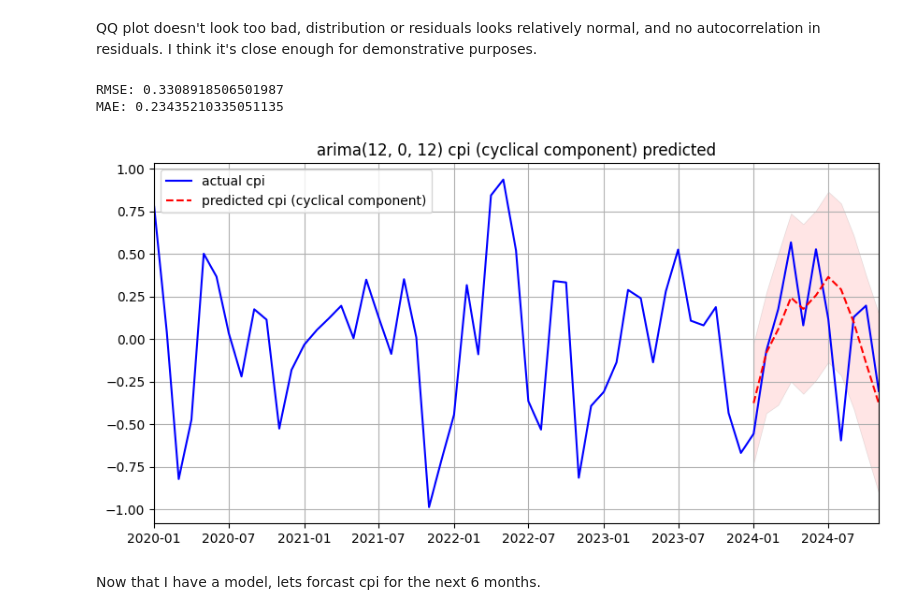
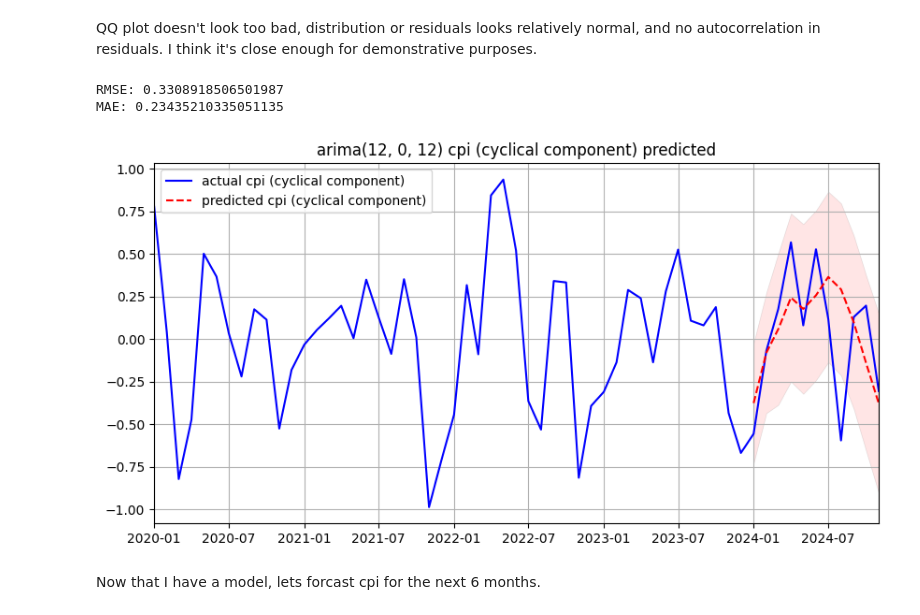
Before and after one commit to FleaBusyBeeBergs/dtsa5506-pipeline, a Jupyter notebook: dtsa5506_final_project.ipynb, the cells around one changed output. Cells and saved outputs as stored; diff of their text form; code cells hidden in the pictures.

```diff
--- a/dtsa5506_final_project.ipynb
+++ b/dtsa5506_final_project.ipynb
@@ -517,10 +518,11 @@ print(f'p-value: {adf_result[1]}')
 ADF Statistic: 0.7257562584956001
 p-value: 0.990338109629542
 # %%
-# hp filtering
+# hp filter differencing
 lambda_value = 10
 cycle, trend = hpfilter(data_diff['cpi'], lamb = lambda_value)
 data_diff['cpi_cyclical'] = data_diff['cpi'] - trend
+data_diff['cpi_trend'] = trend
 # %%
 # standard first order differencing
 data_diff['cpi_diff'] = data_diff['cpi'].diff()
@@ -709,35 +711,35 @@ mae = mean_absolute_error(test_arima_cyclical,
 
 print(f"RMSE: {rmse}")
 print(f"MAE: {mae}")
 
 # plot
 plt.figure(figsize=(10, 5))
 plt.plot(data_diff.index,
          data_diff['cpi_cyclical'],
-         label = 'actual cpi',
+         label = 'actual cpi (cyclical component)',
          color = 'blue')
 plt.plot(test_arima_cyclical.index,
          predictions,
          label = 'predicted cpi (cyclical component)',
          color = 'red',
          linestyle = 'dashed')
 plt.fill_between(test_arima_cyclical.index,
                  conf_int.iloc[:, 0],
                  conf_int.iloc[:, 1],
                  color = 'red',
                  alpha = 0.10,
                  edgecolor = 'black',
                  linewidth = 0.5)
 plt.legend()
 plt.title('arima(12, 0, 12) cpi (cyclical component) predicted')
 plt.xlim(pd.to_datetime('2020-01-01'), data_diff.index[-1])
 plt.grid(True)
 
 plt.show()
 # %% [output]
 RMSE: 0.3308918506501987
 MAE: 0.23435210335051135
-[figure, old version]
+[figure, new version]
 # %% [markdown]
 Now that I have a model, lets forcast cpi for the next 6 months.
 # %%
```
Also changed, not shown: parts of 31 cells of this notebook.
